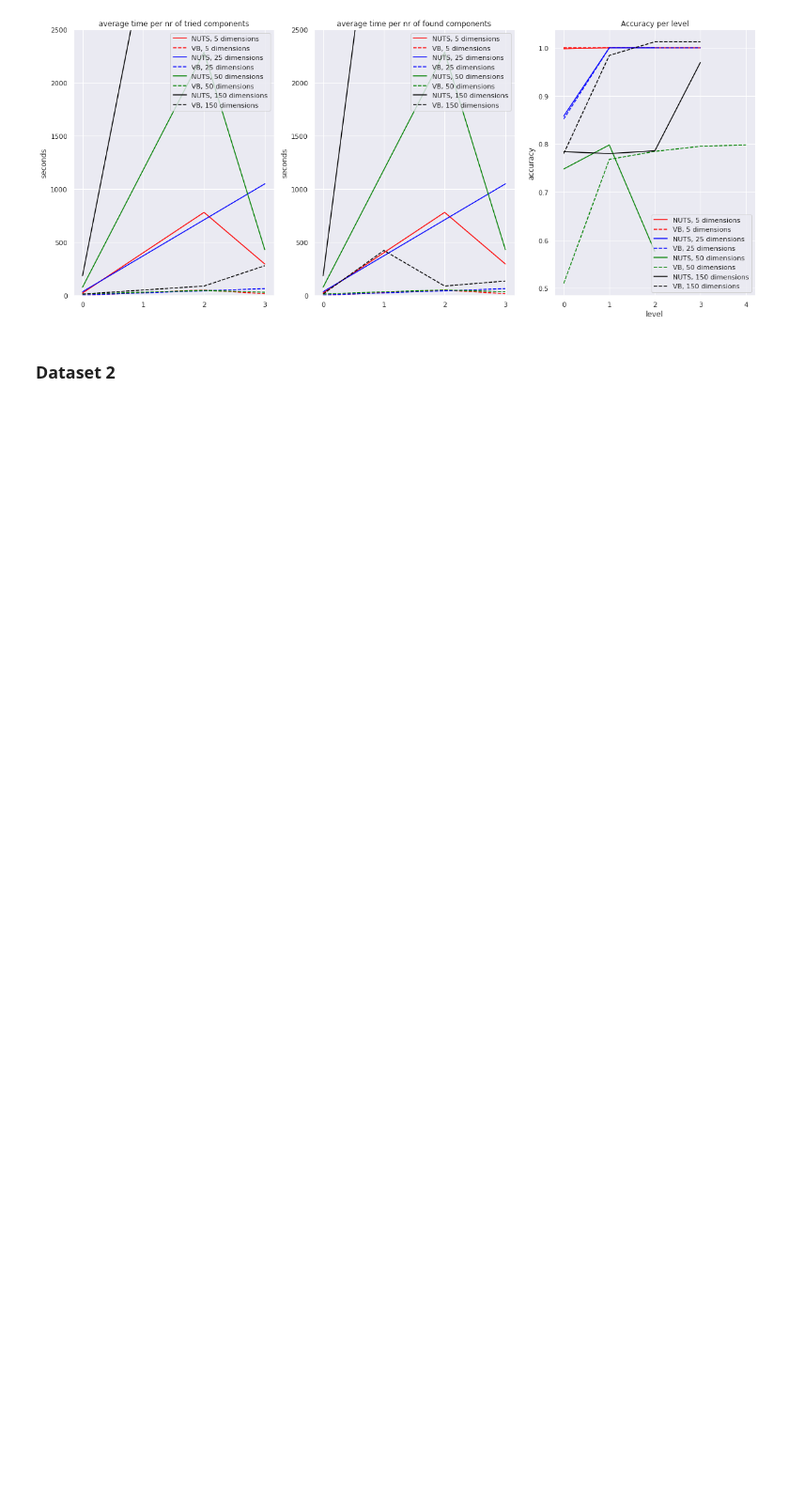
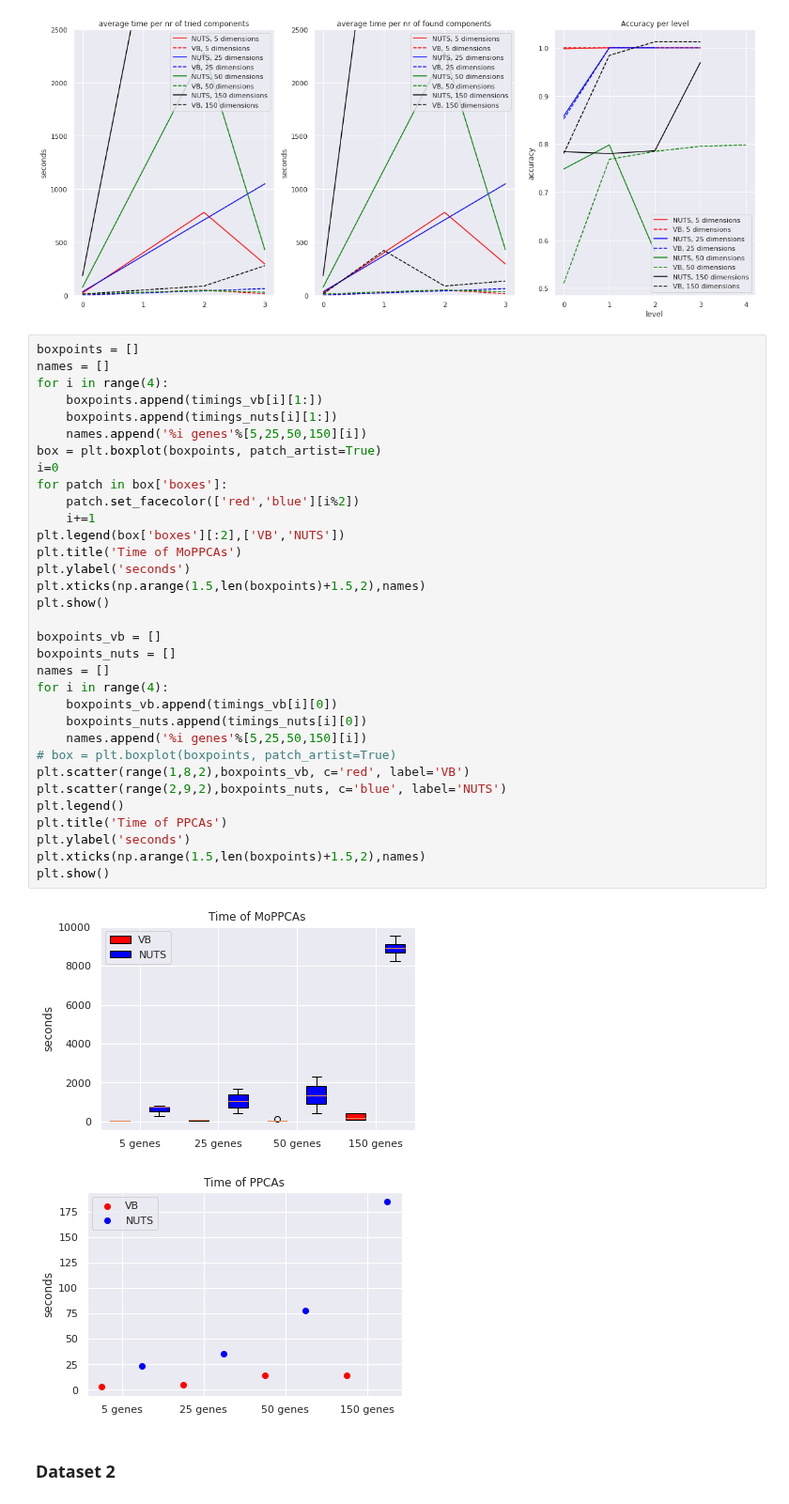
Before and after one commit to tobias-beers/RNA_visualization, a Jupyter notebook: Code/PyStan/NUTS_VB_comparison.ipynb, the cells around one changed output. Shown at 94% size. Cells and saved outputs as stored; diff of their text form; blank space fills up the shorter version.

Commit message:
time per nr of mixture components

```diff
--- a/Code/PyStan/NUTS_VB_comparison.ipynb
+++ b/Code/PyStan/NUTS_VB_comparison.ipynb
@@ -173,6 +173,42 @@ ax.set_xticks([0,1,2,3,4])
 plt.show()
 # %% [output]
 [figure]
+# %%
+boxpoints = []
+names = []
+for i in range(4):
+    boxpoints.append(timings_vb[i][1:])
+    boxpoints.append(timings_nuts[i][1:])
+    names.append('%i genes'%[5,25,50,150][i])
+box = plt.boxplot(boxpoints, patch_artist=True)
+i=0
+for patch in box['boxes']:
+    patch.set_facecolor(['red','blue'][i%2])
+    i+=1
+plt.legend(box['boxes'][:2],['VB','NUTS'])
+plt.title('Time of MoPPCAs')
+plt.ylabel('seconds')
+plt.xticks(np.arange(1.5,len(boxpoints)+1.5,2),names)
+plt.show()
+
+boxpoints_vb = []
+boxpoints_nuts = []
+names = []
+for i in range(4):
+    boxpoints_vb.append(timings_vb[i][0])
+    boxpoints_nuts.append(timings_nuts[i][0])
+    names.append('%i genes'%[5,25,50,150][i])
+# box = plt.boxplot(boxpoints, patch_artist=True)
+plt.scatter(range(1,8,2),boxpoints_vb, c='red', label='VB')
+plt.scatter(range(2,9,2),boxpoints_nuts, c='blue', label='NUTS')
+plt.legend()
+plt.title('Time of PPCAs')
+plt.ylabel('seconds')
+plt.xticks(np.arange(1.5,len(boxpoints)+1.5,2),names)
+plt.show()
+# %% [output]
+[figure, added]
+[figure, added]
 # %% [markdown]
 ### Dataset 2
 # %%
```
